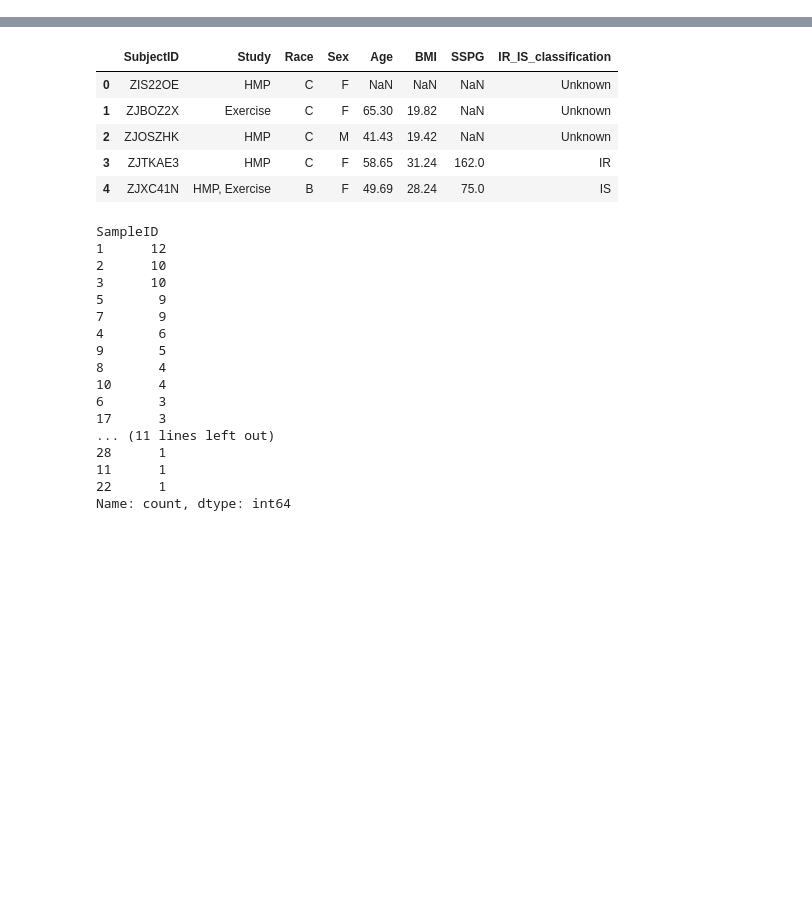
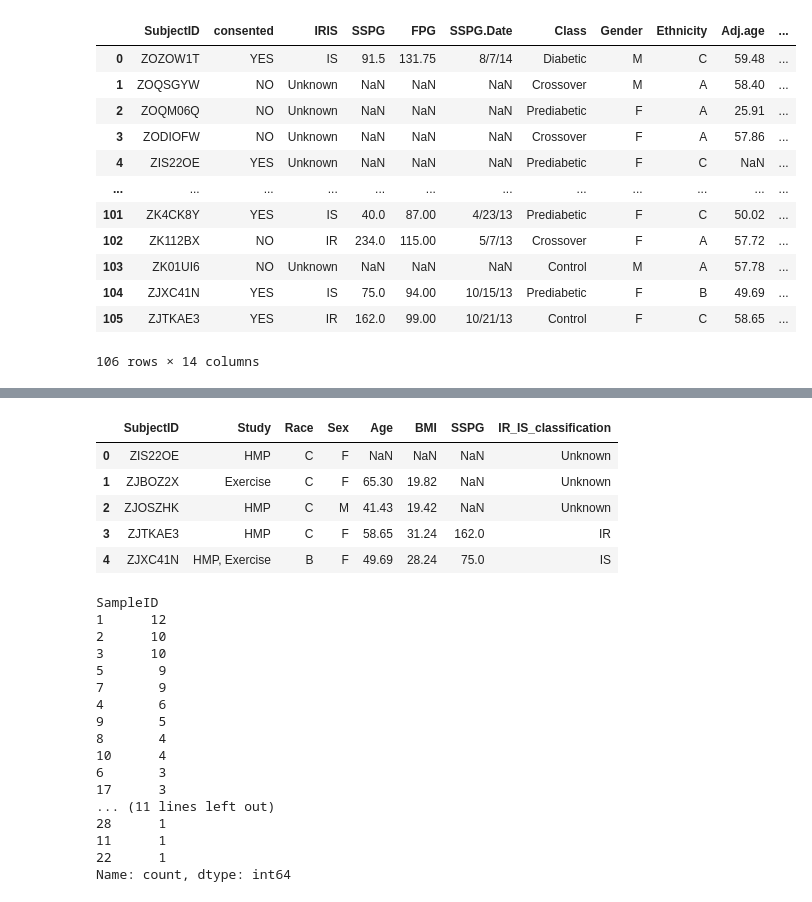
Before and after one commit to nzhang20/DSC180A, a Jupyter notebook: notebooks/candus.ipynb, the cells around one changed output, grey strips where cells are left out. Cells and saved outputs as stored; diff of their text form; code cells hidden in the pictures; blank space fills up the shorter version.

Commit message:
add more raw data

```diff
--- a/notebooks/candus.ipynb
+++ b/notebooks/candus.ipynb
@@ -14,3 +14,21 @@ from IPython.display import Image, display
 import networkx as nx
 
 import json
+# %%
+# subjects
+subjects = pd.read_csv("../data/raw/S1_Subjects.csv")
+subjects
+# %% [output]
+|  | SubjectID | consented | IRIS | SSPG | FPG | SSPG.Date | Class | Gender | Ethnicity | Adj.age | ... |
+| 0 | ZOZOW1T | YES | IS | 91.5 | 131.75 | 8/7/14 | Diabetic | M | C | 59.48 | ... |
+| 1 | ZOQSGYW | NO | Unknown | NaN | NaN | NaN | Crossover | M | A | 58.40 | ... |
+| 2 | ZOQM06Q | NO | Unknown | NaN | NaN | NaN | Prediabetic | F | A | 25.91 | ... |
+| 3 | ZODIOFW | NO | Unknown | NaN | NaN | NaN | Crossover | F | A | 57.86 | ... |
+| 4 | ZIS22OE | YES | Unknown | NaN | NaN | NaN | Prediabetic | F | C | NaN | ... |
+| ... | ... | ... | ... | ... | ... | ... | ... | ... | ... | ... | ... |
+| 101 | ZK4CK8Y | YES | IS | 40.0 | 87.00 | 4/23/13 | Prediabetic | F | C | 50.02 | ... |
+| 102 | ZK112BX | NO | IR | 234.0 | 115.00 | 5/7/13 | Crossover | F | A | 57.72 | ... |
+| 103 | ZK01UI6 | NO | Unknown | NaN | NaN | NaN | Control | M | A | 57.78 | ... |
+| 104 | ZJXC41N | YES | IS | 75.0 | 94.00 | 10/15/13 | Prediabetic | F | B | 49.69 | ... |
+| 105 | ZJTKAE3 | YES | IR | 162.0 | 99.00 | 10/21/13 | Control | F | C | 58.65 | ... |
+106 rows × 14 columns
```
Also changed, not shown: parts of 4 cells of this notebook, 6 other files.
